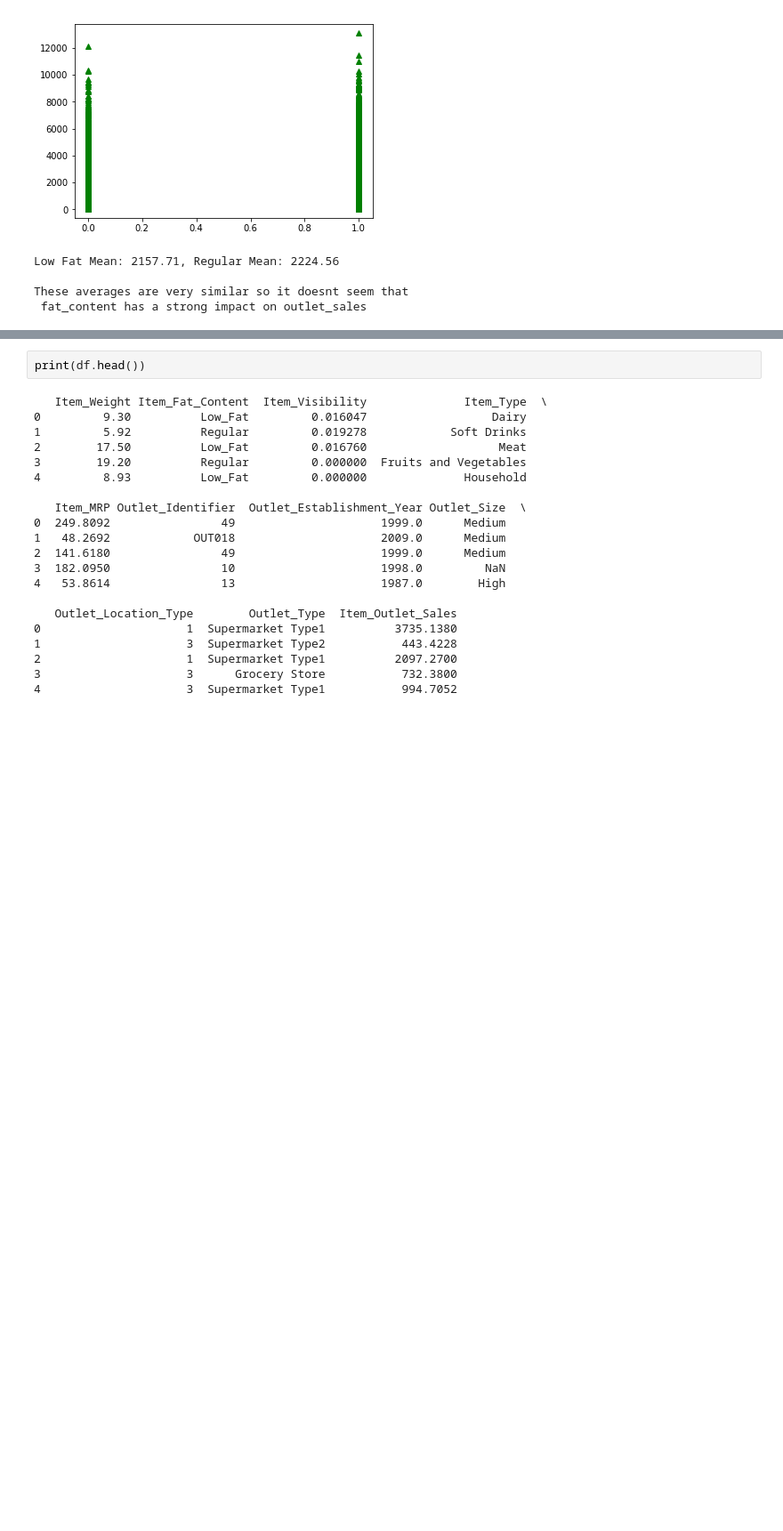
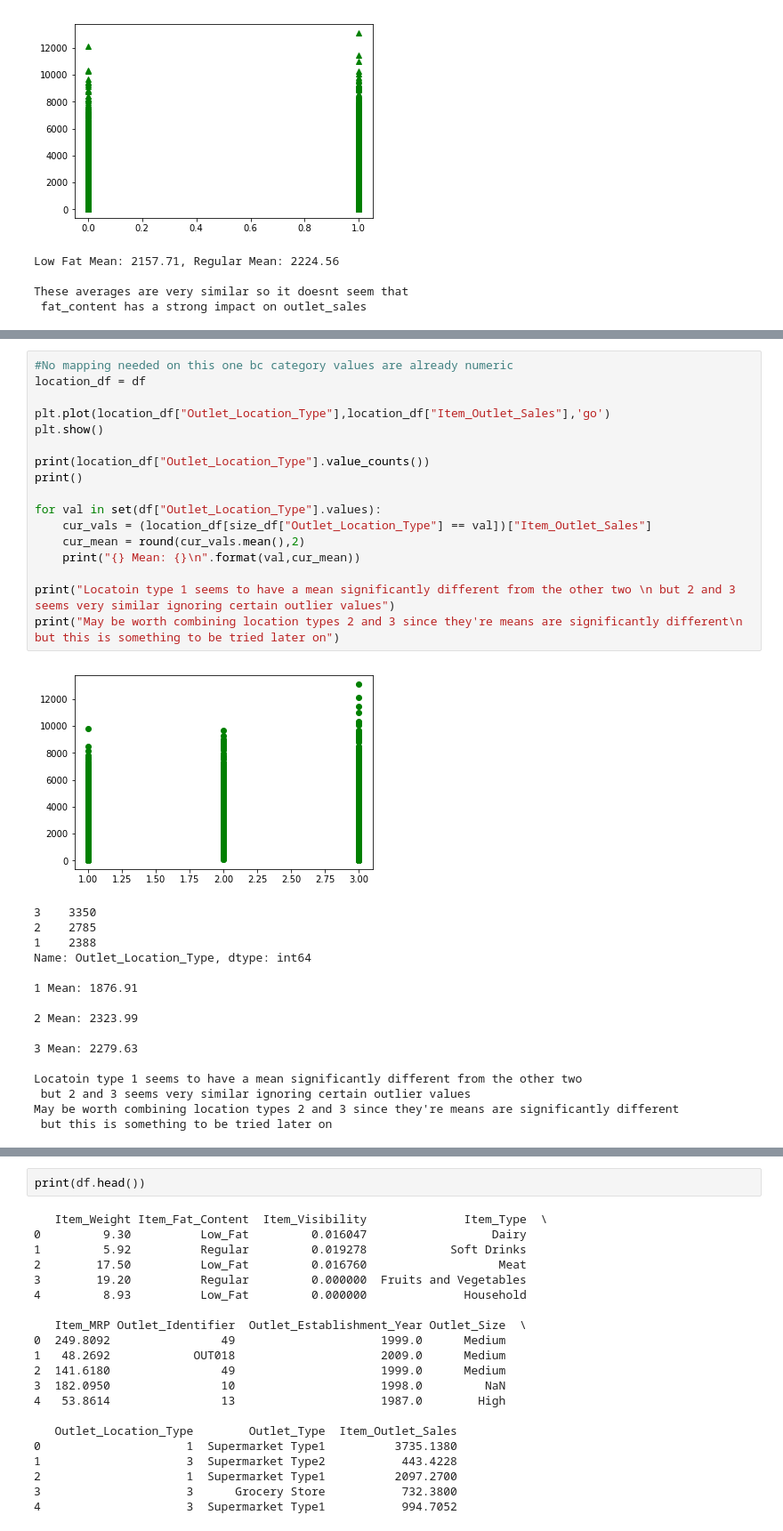
Before and after one commit to alishan-kaisani/BigMart-Data-Analysis, a Jupyter notebook: BigMart_Visualizations.ipynb, the cells around one changed output, grey strips where cells are left out. Shown at 89% size. Saved outputs shown, nothing was run; the diff lists cells and outputs as text; blank space fills up the shorter version.

```diff
--- a/BigMart_Visualizations.ipynb
+++ b/BigMart_Visualizations.ipynb
@@ -164,0 +215,34 @@ print("Outlet Identifier isn't worth looking into")
+# %%
+#No mapping needed on this one bc category values are already numeric
+location_df = df
+
+plt.plot(location_df["Outlet_Location_Type"],location_df["Item_Outlet_Sales"],'go')
+plt.show()
+
+print(location_df["Outlet_Location_Type"].value_counts())
+print()
+
+for val in set(df["Outlet_Location_Type"].values):
+    cur_vals = (location_df[size_df["Outlet_Location_Type"] == val])["Item_Outlet_Sales"]
+    cur_mean = round(cur_vals.mean(),2)
+    print("{} Mean: {}\n".format(val,cur_mean))
+
+print("Locatoin type 1 seems to have a mean significantly different from the other two \n but 2 and 3 seems very similar ignoring certain outlier values")
+print("May be worth combining location types 2 and 3 since they're means are significantly different\n but this is something to be tried later on")
+# %% [output]
+[figure, added]
+3    3350
+2    2785
+1    2388
+Name: Outlet_Location_Type, dtype: int64
+
+1 Mean: 1876.91
+
+2 Mean: 2323.99
+
+3 Mean: 2279.63
+
+Locatoin type 1 seems to have a mean significantly different from the other two
+ but 2 and 3 seems very similar ignoring certain outlier values
+May be worth combining location types 2 and 3 since they're means are significantly different
+ but this is something to be tried later on
```
Also changed, not shown: parts of 4 cells of this notebook.
